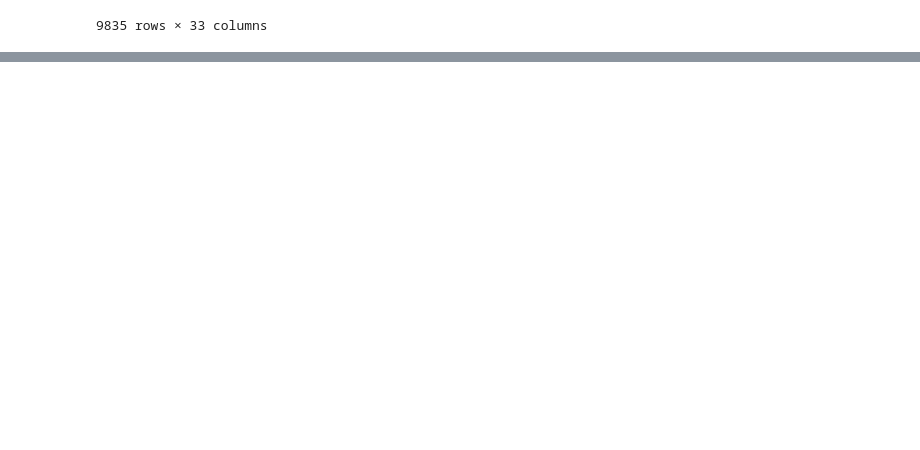
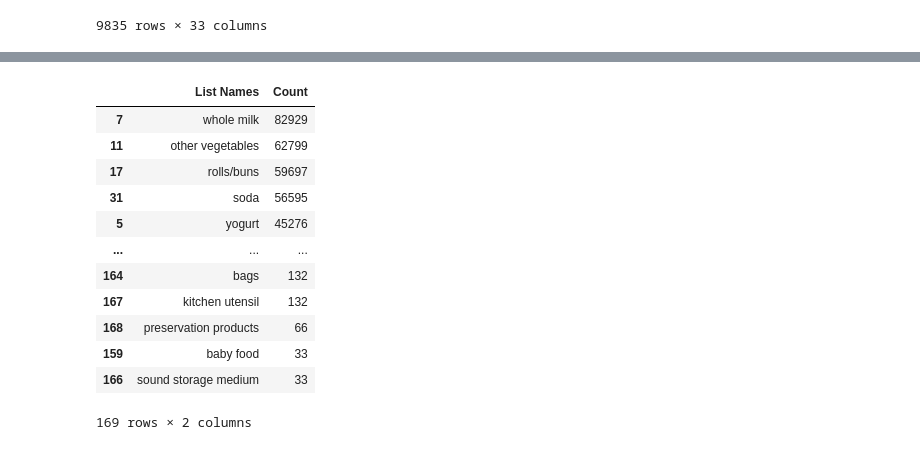
Before and after one commit to HammadAli08/UnSupervied-Learning, a Jupyter notebook: Association/Frequent Pattern Growth Algorithm.ipynb, the cells around one changed output, grey strips where cells are left out. Cells and saved outputs as stored; diff of their text form; code cells hidden in the pictures; blank space fills up the shorter version.

```diff
--- a/Association/Frequent Pattern Growth Algorithm.ipynb
+++ b/Association/Frequent Pattern Growth Algorithm.ipynb
@@ -23,0 +51,6 @@ data
+# %%
+l=[]
+for i in market:
+    for j in i:
+        l.append(j)
+l
@@ -23,0 +75,19 @@ data
+# %%
+import collections
+p=collections.Counter(l)
+df=pd.DataFrame({'List Names':p.keys(),'Count':p.values()})
+df.sort_values('Count',ascending=False)
+# %% [output]
+|  | List Names | Count |
+| 7 | whole milk | 82929 |
+| 11 | other vegetables | 62799 |
+| 17 | rolls/buns | 59697 |
+| 31 | soda | 56595 |
+| 5 | yogurt | 45276 |
+| ... | ... | ... |
+| 164 | bags | 132 |
+| 167 | kitchen utensil | 132 |
+| 168 | preservation products | 66 |
+| 159 | baby food | 33 |
+| 166 | sound storage medium | 33 |
+169 rows × 2 columns
```
Also changed, not shown: parts of 7 cells of this notebook.
